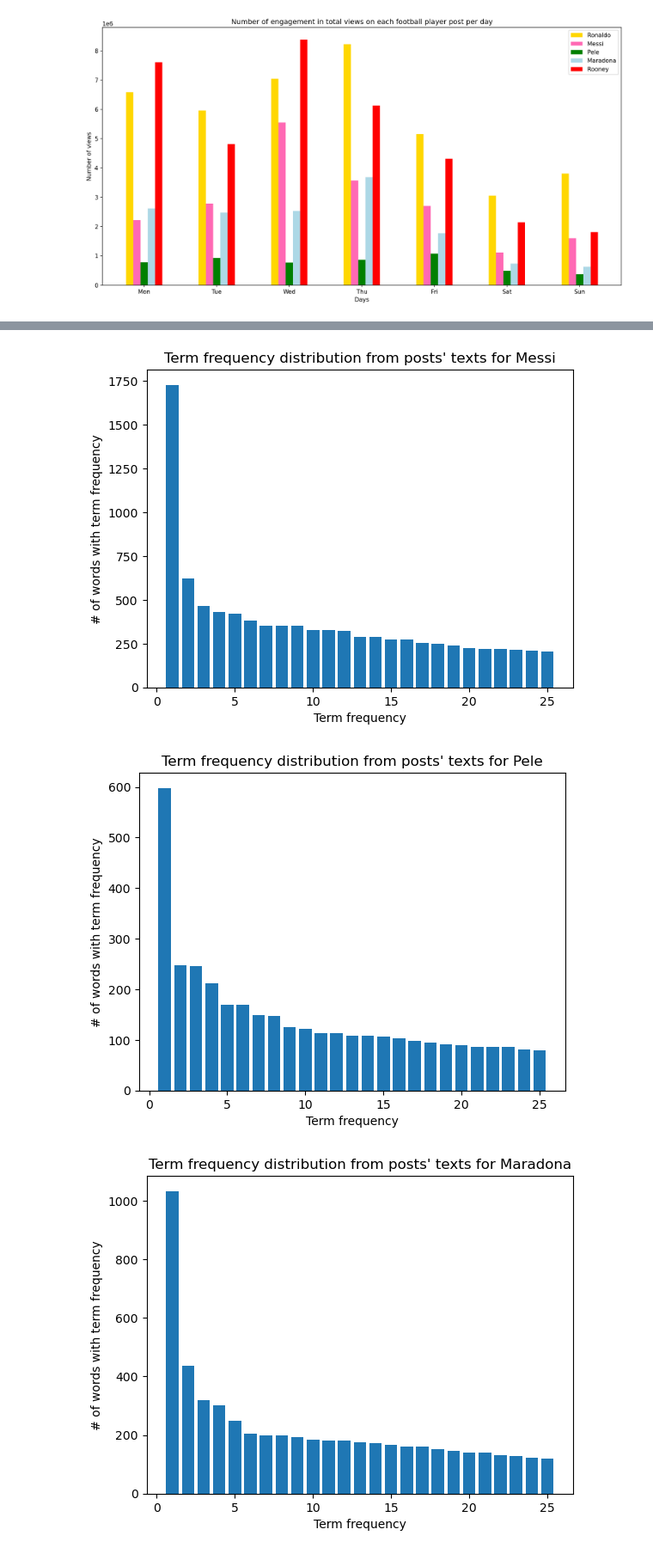
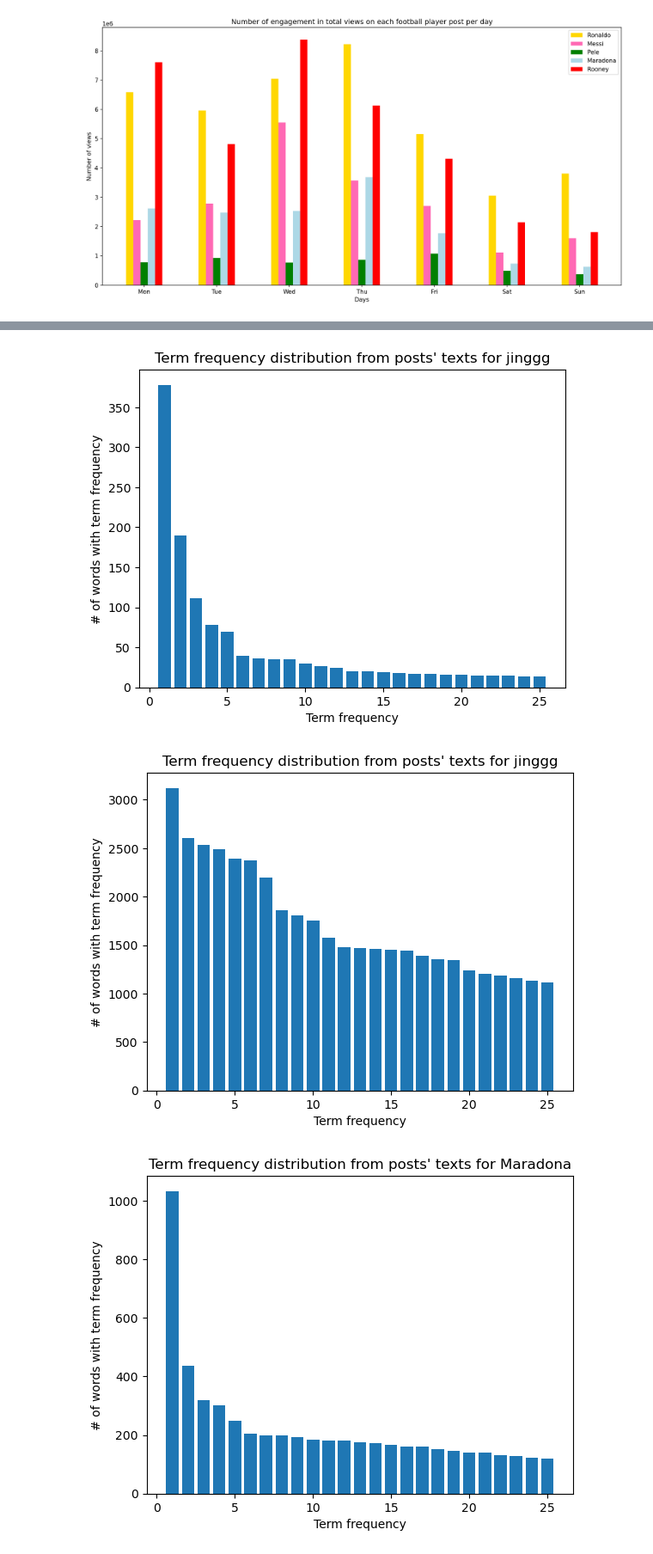
Before and after one commit to rkynaa/vlr-forum-beautifulsoup, a Jupyter notebook: BeautifulSoup_analysis.ipynb, the cells around one changed output, grey strips where cells are left out. Shown at 86% size. Saved outputs shown, nothing was run; the diff lists cells and outputs as text; code cells hidden in the pictures.

```diff
--- a/BeautifulSoup_analysis.ipynb
+++ b/BeautifulSoup_analysis.ipynb
@@ -578,14 +825,23 @@ lStopwords = nltk.corpus.stopwords.words('english') + lPunct
 # Using the Porter stemmer
 redditStemmer = nltk.stem.PorterStemmer()
 # %%
-def termFreqCountFunc(data, counter):
+def termFreqCountFunc_titleThread(data, counter):
     for i in range(len(data)):
-        text_preproc = data['text'][i]
+        text_preproc = data['title'][i]
         # tokenise, filter stopwords and get convert to lower case
         lTokens = proc_text(text=text_preproc, tokenizer=reg_tokenizer, stemmer=redditStemmer, stopwords=lStopwords)
 
         # update count
         counter.update(lTokens)
+# %%
+def termFreqCountFunc_comm(data, counter):
+    for i in range(len(data)):
+        text_preproc = data['comment'][i]
+        # tokenise, filter stopwords and get convert to lower case
+        lTokens = proc_text(text=text_preproc, tokenizer=reg_tokenizer, stemmer=redditStemmer, stopwords=lStopwords)
+
+        # update count
+        counter.update(lTokens)
 # %%
 def termFreqTabulateFunc(tabulate_list, count_list):
     for i in range(num_freq_term+1):
@@ -600,13 +856,13 @@ def termFreqTabulateFunc(tabulate_list, count_list):
                 currStr += currWord + ": " + currFreq
                 tabulate_list[i].append(currStr)
 # %%
-term_freq_count_text_list = []
+term_freq_count_threadTitle_list = []
 for i in range(len(playerNames)):
-    term_freq_count_text_list.append(Counter())
-    termFreqCountFunc(dataList_clean[i], term_freq_count_text_list[i])
+    term_freq_count_threadTitle_list.append(Counter())
+    termFreqCountFunc_titleThread(dataThreadLst_clean_text[i], term_freq_count_threadTitle_list[i])
 
 term_freq_tabulate_list = []
-termFreqTabulateFunc(term_freq_tabulate_list, term_freq_count_text_list)
+termFreqTabulateFunc(term_freq_tabulate_list, term_freq_count_threadTitle_list)
 # %%
 # print(tabulate(term_freq_tabulate_list, headers='firstrow', tablefmt='fancy_grid'))
 print(tabulate(term_freq_tabulate_list, headers='firstrow'))
@@ -630,0 +887,8 @@ say: 612        year: 205       good: 80       good: 119       go: 297
+# %%
+term_freq_count_comms_list = []
+for i in range(len(playerNames)):
+    term_freq_count_comms_list.append(Counter())
+    termFreqCountFunc_comm(dataCommLst_clean_comm[i], term_freq_count_comms_list[i])
+
+term_freq_tabulate_comm_list = []
+termFreqTabulateFunc(term_freq_tabulate_comm_list, term_freq_count_comms_list)
@@ -644,29 +942,29 @@ plt.show()
 # %%
 # construct the x and y values
-y = [count for tag, count in term_freq_count_text_list[1].most_common(num_freq_term)]
+y = [count for tag, count in term_freq_count_threadTitle_list[1].most_common(num_freq_term)]
 x = range(1, len(y) + 1)
 
 # use matplotlib bar chat to plot this
 plt.bar(x, y)
-plt.title("Term frequency distribution from posts' texts for Messi")
+plt.title("Term frequency distribution from posts' texts for jinggg")
 plt.ylabel('# of words with term frequency')
 plt.xlabel('Term frequency')
 plt.show()
 # %% [output]
-[figure, old version]
+[figure, new version]
 # %%
 # construct the x and y values
-y = [count for tag, count in term_freq_count_text_list[2].most_common(num_freq_term)]
+y = [count for tag, count in term_freq_count_comms_list[1].most_common(num_freq_term)]
 x = range(1, len(y) + 1)
 
 # use matplotlib bar chat to plot this
 plt.bar(x, y)
-plt.title("Term frequency distribution from posts' texts for Pele")
+plt.title("Term frequency distribution from posts' texts for jinggg")
 plt.ylabel('# of words with term frequency')
 plt.xlabel('Term frequency')
 plt.show()
 # %% [output]
-[figure, old version]
+[figure, new version]
 # %%
 # construct the x and y values
 y = [count for tag, count in term_freq_count_text_list[3].most_common(num_freq_term)]
```
Also changed, not shown: parts of 58 cells of this notebook, 54 other files.
